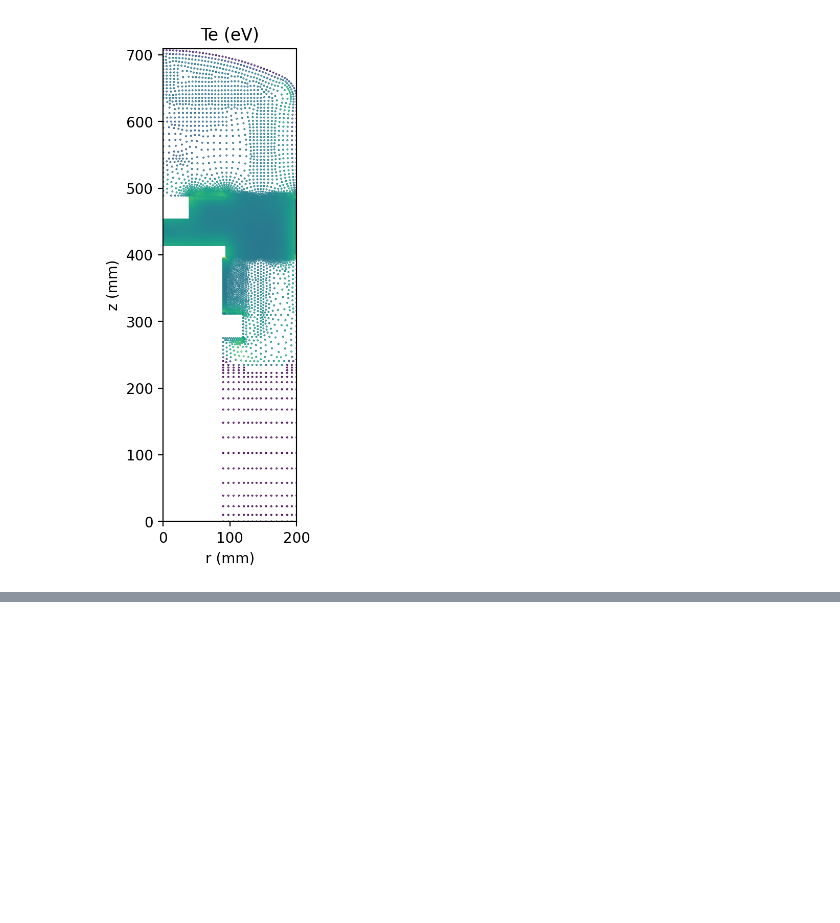
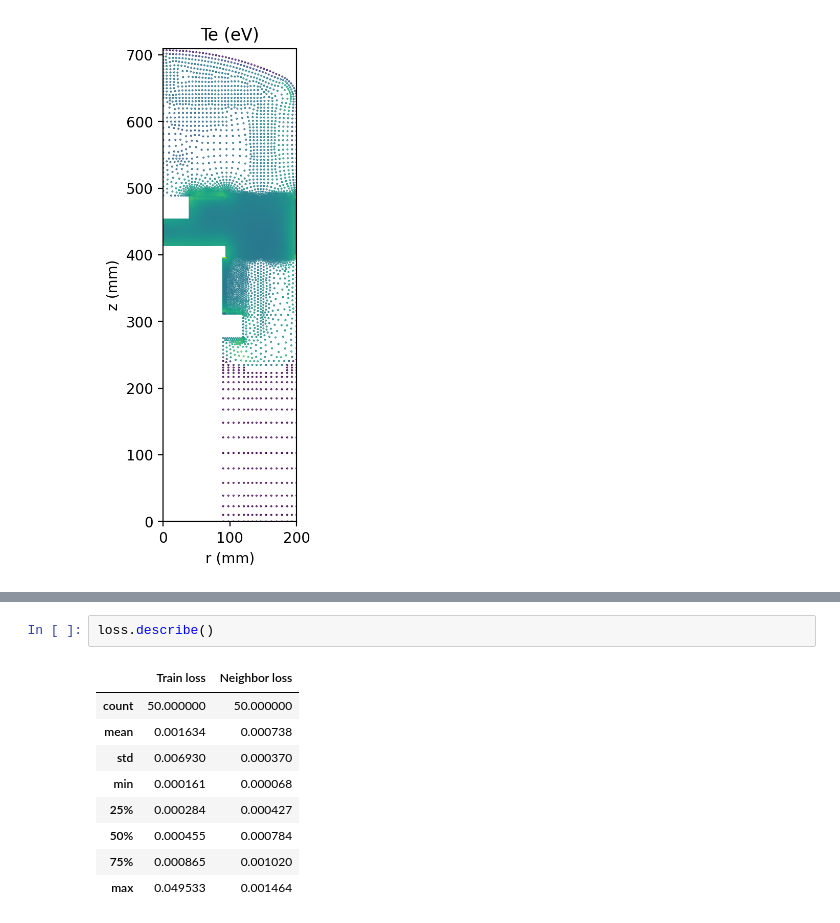
Before and after one commit to jarltc/2d-discharge-nn, a Jupyter notebook: data-vis.ipynb, the cells around one changed output, grey strips where cells are left out. Drawn from its saved outputs; the diff is of its cells as text; blank space fills up the shorter version.

```diff
--- a/data-vis.ipynb
+++ b/data-vis.ipynb
@@ -65,0 +79,12 @@ fig.savefig('/Users/jarl/Documents/阪大/research/ICDDPS-4/poster/mesh.png', bb
+# %%
+loss.describe()
+# %% [output]
+|  | Train loss | Neighbor loss |
+| count | 50.000000 | 50.000000 |
+| mean | 0.001634 | 0.000738 |
+| std | 0.006930 | 0.000370 |
+| min | 0.000161 | 0.000068 |
+| 25% | 0.000284 | 0.000427 |
+| 50% | 0.000455 | 0.000784 |
+| 75% | 0.000865 | 0.001020 |
+| max | 0.049533 | 0.001464 |
```
Also changed, not shown: parts of 4 cells of this notebook, 5 other files.
